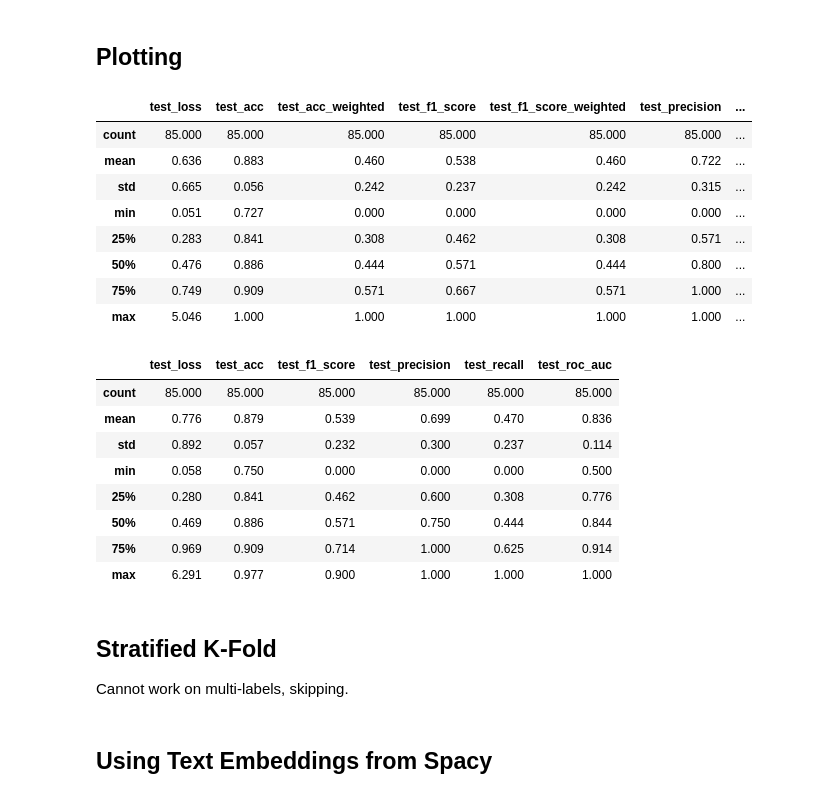
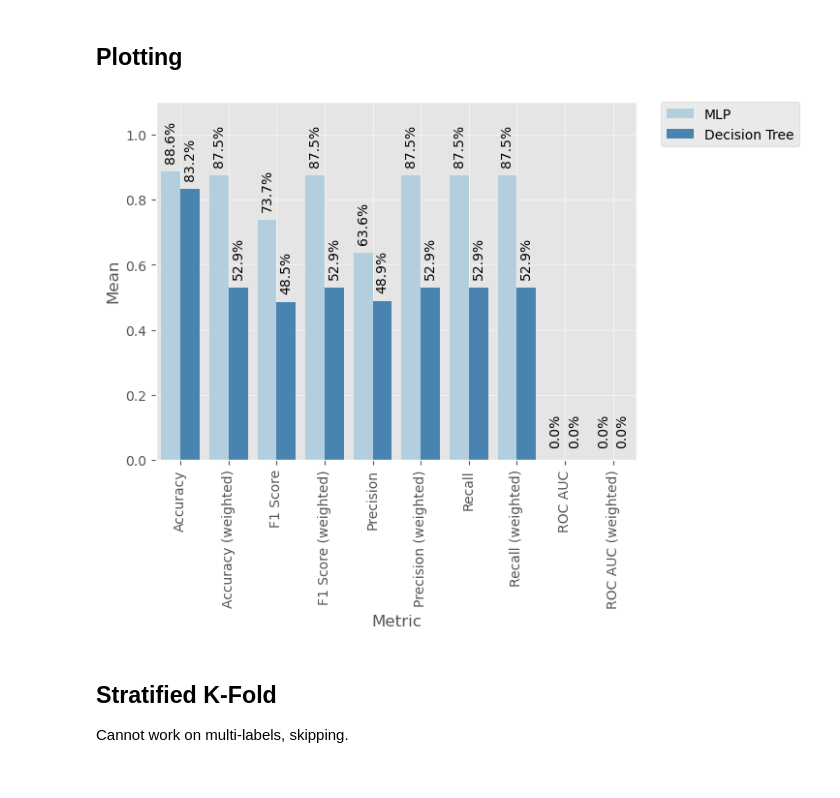
Before and after one commit to ribesstefano/ml4justice-feature-predictor, a Jupyter notebook: notebooks/ml4justice_nlp.ipynb, the cells around one changed output. Drawn from its saved outputs; the diff is of its cells as text; code cells hidden in the pictures.

```diff
--- a/notebooks/ml4justice_nlp.ipynb
+++ b/notebooks/ml4justice_nlp.ipynb
@@ -581,33 +1311,53 @@ pd.DataFrame(report_table_per_label)
 # %% [markdown]
 ## Plotting
-# %%
-tmp = report_table.drop(columns=['k']).describe().round(3)
-tmp.to_csv(f"/content/drive/MyDrive/Colab Notebooks/ml_for_justice/data/scores-nlp-count_vectorizer-loo-aggregated.csv")
-tmp
-# %% [output]
-|  | test_loss | test_acc | test_acc_weighted | test_f1_score | test_f1_score_weighted | test_precision | ... |
-| count | 85.000 | 85.000 | 85.000 | 85.000 | 85.000 | 85.000 | ... |
-| mean | 0.636 | 0.883 | 0.460 | 0.538 | 0.460 | 0.722 | ... |
-| std | 0.665 | 0.056 | 0.242 | 0.237 | 0.242 | 0.315 | ... |
-| min | 0.051 | 0.727 | 0.000 | 0.000 | 0.000 | 0.000 | ... |
-| 25% | 0.283 | 0.841 | 0.308 | 0.462 | 0.308 | 0.571 | ... |
-| 50% | 0.476 | 0.886 | 0.444 | 0.571 | 0.444 | 0.800 | ... |
-| 75% | 0.749 | 0.909 | 0.571 | 0.667 | 0.571 | 1.000 | ... |
-| max | 5.046 | 1.000 | 1.000 | 1.000 | 1.000 | 1.000 | ... |
-# %%
-tmp = report_table.drop(columns=['test_hp_metric', 'k', 'test_opt_score']).describe().round(3)
-tmp.to_csv(f"/content/drive/MyDrive/Colab Notebooks/ml_for_justice/data/scores-nlp-count_vectorizer-loo-aggregated.csv")
-tmp
-# %% [output]
-|  | test_loss | test_acc | test_f1_score | test_precision | test_recall | test_roc_auc |
-| count | 85.000 | 85.000 | 85.000 | 85.000 | 85.000 | 85.000 |
-| mean | 0.776 | 0.879 | 0.539 | 0.699 | 0.470 | 0.836 |
-| std | 0.892 | 0.057 | 0.232 | 0.300 | 0.237 | 0.114 |
-| min | 0.058 | 0.750 | 0.000 | 0.000 | 0.000 | 0.500 |
-| 25% | 0.280 | 0.841 | 0.462 | 0.600 | 0.308 | 0.776 |
-| 50% | 0.469 | 0.886 | 0.571 | 0.750 | 0.444 | 0.844 |
-| 75% | 0.969 | 0.909 | 0.714 | 1.000 | 0.625 | 0.914 |
-| max | 6.291 | 0.977 | 0.900 | 1.000 | 1.000 | 1.000 |
+# %%
+import pandas as pd
+import seaborn as sns
+import matplotlib.pyplot as plt
+
+mlp_report = pd.read_csv('../data/scores-nlp-count_vectorizer-loo.csv')
+dt_report = pd.read_csv('../data/scores-nlp-decision_tree-loo.csv')
+mlp_report = mlp_report.agg(['mean']).drop(columns=['test_loss', 'k']).T
+dt_report = dt_report.agg(['mean']).drop(columns=['k']).T
+mlp_report['Feature Extractor'] = 'MLP'
+dt_report['Feature Extractor'] = 'Decision Tree'
+report = pd.concat([mlp_report, dt_report])
+# Rename index to 'Metric'
+report = report.reset_index().rename(columns={'index': 'Metric', 'mean': 'Mean'})
+# Map metric names to more readable names
+report['Metric'] = report['Metric'].map({
+    'test_acc': 'Accuracy',
+    'test_acc_weighted': 'Accuracy (weighted)',
+    'test_f1_score': 'F1 Score',
+    'test_f1_score_weighted': 'F1 Score (weighted)',
+    'test_precision': 'Precision',
+    'test_precision_weighted': 'Precision (weighted)',
+    'test_recall': 'Recall',
+    'test_recall_weighted': 'Recall (weighted)',
+    'test_roc_auc': 'ROC AUC',
+    'test_roc_auc_weighted': 'ROC AUC (weighted)',
+})
+# Plot
+sns.barplot(data=report, x='Metric', hue='Feature Extractor', y='Mean', palette='Blues')
+plt.xticks(rotation=90)
+# Put the legend outside of the plot on the right
+plt.legend(bbox_to_anchor=(1.05, 1), loc=2, borderaxespad=0.)
+# Put values on top of bars, orient them vertically
+for p in plt.gca().patches:
+    plt.gca().annotate(
+        f"{p.get_height():.1%}",
+        (p.get_x() + p.get_width() / 2., p.get_height() + 0.05),
+        ha='center',
+        va='center',
+        xytext=(0, 10),
+        textcoords='offset points',
+        rotation=90,
+    )
+plt.ylim(0, 1.1)
+plt.grid('y', alpha=0.5)
+plt.show()
+# %% [output]
+[figure, added]
 # %% [markdown]
 ## Stratified K-Fold
 
@@ -659,5 +1409,3 @@ Cannot work on multi-labels, skipping.
 # tmp = report_table.drop(columns=['test_hp_metric', 'k', 'test_opt_score']).describe().round(3)
 # tmp.to_csv(f"/content/drive/MyDrive/Colab Notebooks/ml_for_justice/data/scores-nlp-count_vectorizer-skf-aggregated.csv")
 # tmp
-# %% [markdown]
-## Using Text Embeddings from Spacy
```
Also changed, not shown: parts of 59 cells of this notebook, 1 other file.
